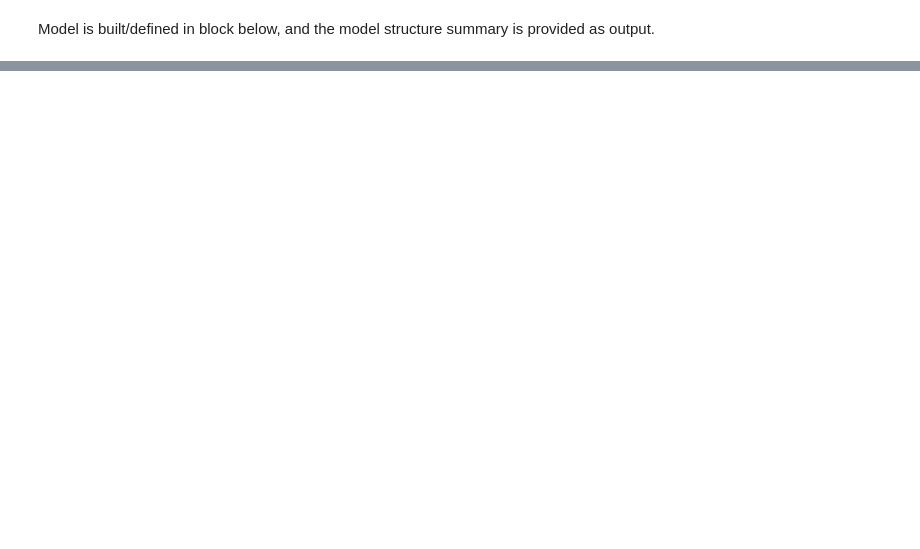
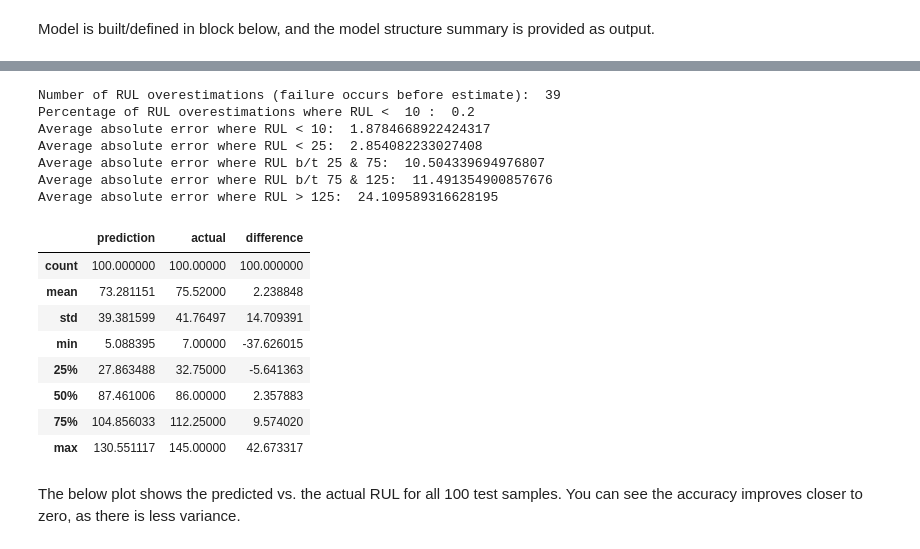
Before and after one commit to sakinanazarali/RUL_Prediction, a Jupyter notebook: models/CNN.ipynb, the cells around one changed output, grey strips where cells are left out. Saved outputs shown, nothing was run; the diff lists cells and outputs as text; code cells hidden in the pictures; blank space fills up the shorter version.

Commit message:
updated and added content to CNN modeling

```diff
--- a/models/CNN.ipynb
+++ b/models/CNN.ipynb
@@ -559,0 +651,3 @@ history = cnn.fit(train,
+# %%
+y_hat = np.load('CNN_model_trained_test_predictions.npy')
+np.sqrt(mean_squared_error(y_test, y_hat)).item()
@@ -559,0 +662,35 @@ history = cnn.fit(train,
+# %%
+df = pd.DataFrame(y_hat, columns = ['prediction'])
+df['actual'] = y_test
+df['difference'] = df['actual'] - df['prediction']
+print("Number of RUL overestimations (failure occurs before estimate): ", len(df[df['difference'] < 0]))
+num = 10
+temp1 = len(df[df['actual'] < num])
+temp2 = len(df[(df['difference'] < 0) & (df['actual'] < num)])
+print("Percentage of RUL overestimations where RUL < ", str(num), ": ", temp2/temp1)
+del temp1, temp2, num
+print("Average absolute error where RUL < 10: ", df[df['actual'] < 10].difference.abs().mean())
+print("Average absolute error where RUL < 25: ", df[df['actual'] < 25].difference.abs().mean())
+print("Average absolute error where RUL b/t 25 & 75: ", df[(df['actual'] > 25) & (df['actual'] < 75)].difference.abs().mean())
+print("Average absolute error where RUL b/t 75 & 125: ", df[(df['actual'] > 75) & (df['actual'] < 125)].difference.abs().mean())
+print("Average absolute error where RUL > 125: ", df[df['actual'] > 125].difference.abs().mean())
+df.describe()
+# %% [output]
+Number of RUL overestimations (failure occurs before estimate):  39
+Percentage of RUL overestimations where RUL <  10 :  0.2
+Average absolute error where RUL < 10:  1.8784668922424317
+Average absolute error where RUL < 25:  2.854082233027408
+Average absolute error where RUL b/t 25 & 75:  10.504339694976807
+Average absolute error where RUL b/t 75 & 125:  11.491354900857676
+Average absolute error where RUL > 125:  24.109589316628195
+|  | prediction | actual | difference |
+| count | 100.000000 | 100.00000 | 100.000000 |
+| mean | 73.281151 | 75.52000 | 2.238848 |
+| std | 39.381599 | 41.76497 | 14.709391 |
+| min | 5.088395 | 7.00000 | -37.626015 |
+| 25% | 27.863488 | 32.75000 | -5.641363 |
+| 50% | 87.461006 | 86.00000 | 2.357883 |
+| 75% | 104.856033 | 112.25000 | 9.574020 |
+| max | 130.551117 | 145.00000 | 42.673317 |
+# %% [markdown]
+The below plot shows the predicted vs. the actual RUL for all 100 test samples. You can see the accuracy improves closer to zero, as there is less variance.
```
Also changed, not shown: parts of 33 cells of this notebook, 5 other files.
